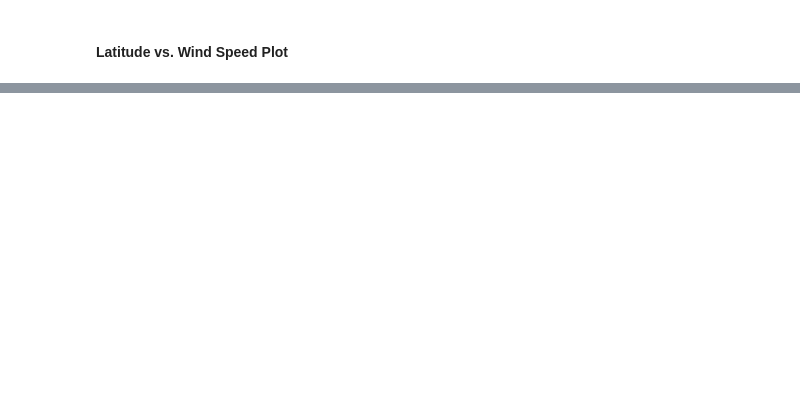
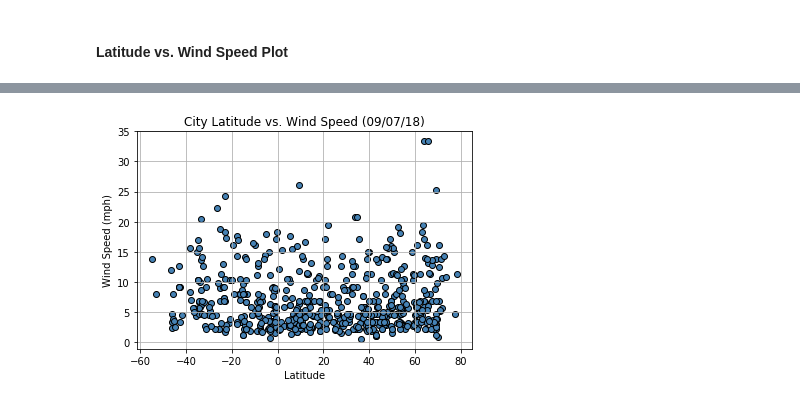
Before and after one commit to yuhsul1/API-Homework, a Jupyter notebook: Instructions/starter_code/WeatherPy.ipynb, the cells around one changed output, grey strips where cells are left out. Drawn from its saved outputs; the diff is of its cells as text; code cells hidden in the pictures; blank space fills up the shorter version.

```diff
--- a/Instructions/starter_code/WeatherPy.ipynb
+++ b/Instructions/starter_code/WeatherPy.ipynb
@@ -204,0 +229,11 @@ dtype: int64
+# %%
+city_lat = cities_clean["Lat"]
+city_temp = cities_clean["Wind Speed"]
+
+plt.scatter(city_lat,city_temp, marker='o',facecolor="steelblue",edgecolor="black")
+plt.xlabel("Latitude")
+plt.ylabel("Wind Speed (mph)")
+plt.title("City Latitude vs. Wind Speed (09/07/18)")
+plt.grid()
+# %% [output]
+[figure, added]
```
Also changed, not shown: parts of 15 cells of this notebook, 1 other file.
